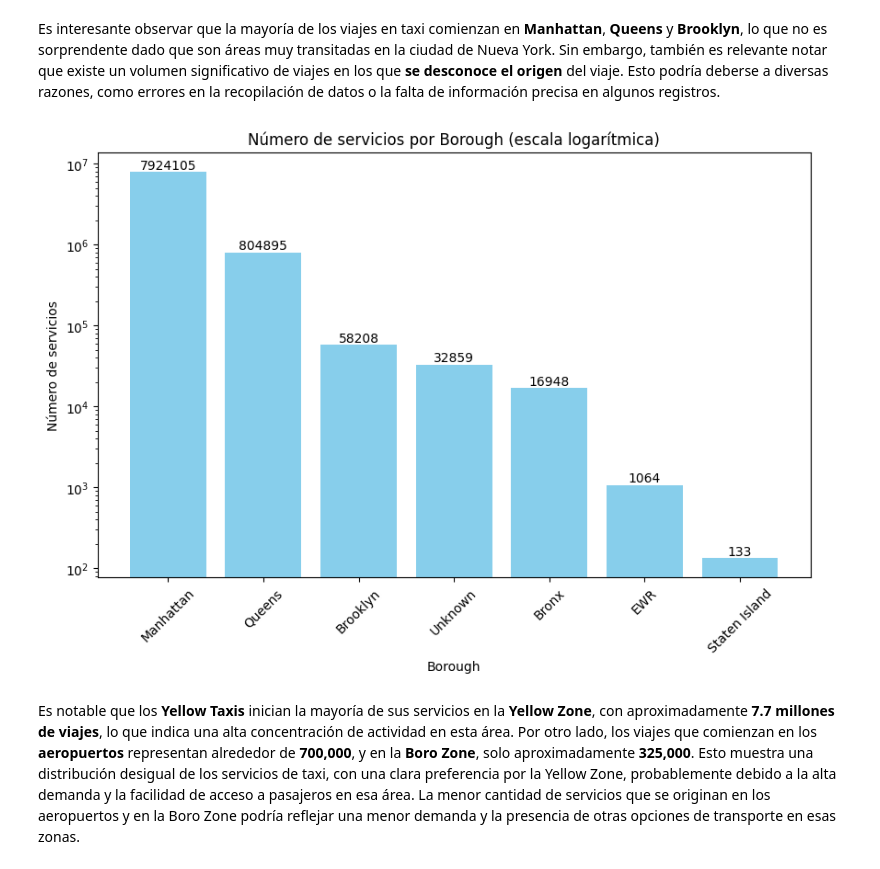
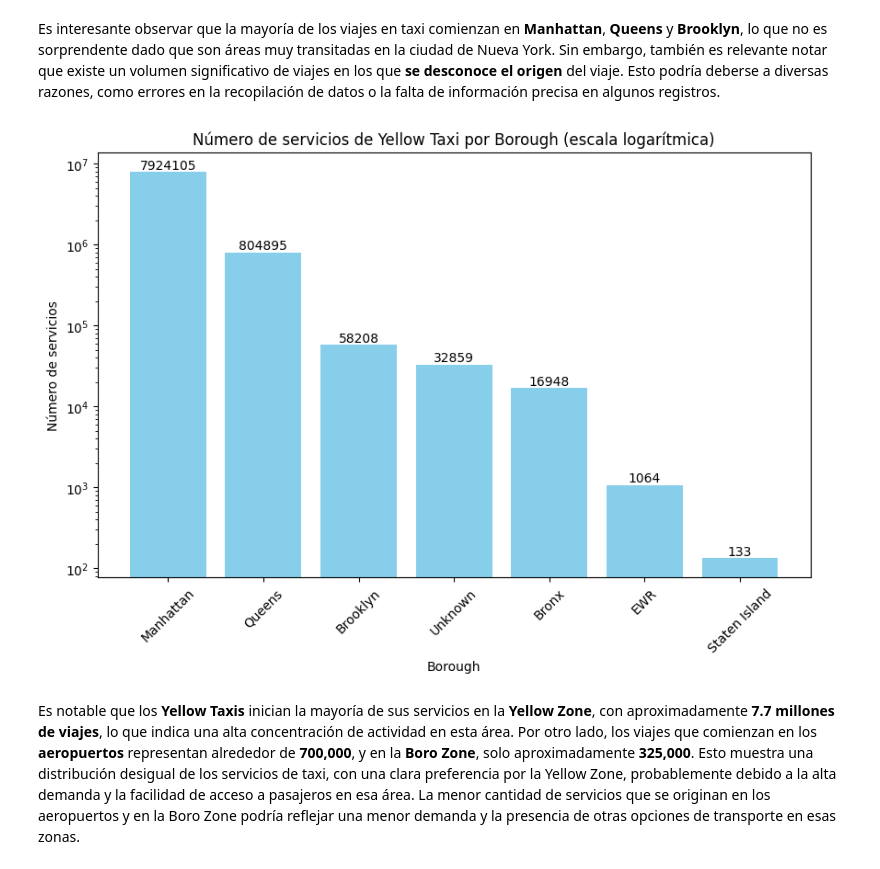
Before and after one commit to EcoDataAnalyst/PF_TaxisNY, a Jupyter notebook: Notebooks/EDAS/EDA_TLC Trip Record Data.ipynb, the cells around one changed output. Drawn from its saved outputs; the diff is of its cells as text; code cells hidden in the pictures.

```diff
--- a/Notebooks/EDAS/EDA_TLC Trip Record Data.ipynb
+++ b/Notebooks/EDAS/EDA_TLC Trip Record Data.ipynb
@@ -277,30 +326,30 @@ ZonaInicio = pd.merge(ZonaInicio,zonas,on='LocationID', how='inner')
 # %%
 borough_services = ZonaInicio.groupby('Borough')['Número de servicios'].sum().reset_index()
 
 # Ordenar los datos para una mejor visualización
 borough_services_sorted = borough_services.sort_values('Número de servicios', ascending=False)
 
 # Crear el histograma con escala logarítmica en el eje y
 plt.figure(figsize=(10, 6))
 plt.bar(borough_services_sorted['Borough'], borough_services_sorted['Número de servicios'], color='skyblue')
 plt.yscale('log')  # Escala logarítmica en el eje y
 
 # Mostrar las etiquetas en las barras
 for i, value in enumerate(borough_services_sorted['Número de servicios'].values):
     plt.text(i, value, str(value), ha='center', va='bottom')
 
 # Añadir título y etiquetas
-plt.title('Número de servicios por Borough (escala logarítmica)')
+plt.title('Número de servicios de Yellow Taxi por Borough (escala logarítmica)')
 plt.xlabel('Borough')
 plt.ylabel('Número de servicios')
 
 # Girar las etiquetas del eje x para mejor visualización
 plt.xticks(rotation=45)
 
 # Mostrar el histograma
 plt.show()
 # %% [output]
-[figure, old version]
+[figure, new version]
 # %% [markdown]
 Es notable que los **Yellow Taxis** inician la mayoría de sus servicios en la **Yellow Zone**, con aproximadamente **7.7 millones de viajes**, lo que indica una alta concentración de actividad en esta área. Por otro lado, los viajes que comienzan en los **aeropuertos** representan alrededor de **700,000**, y en la **Boro Zone**, solo aproximadamente **325,000**. Esto muestra una distribución desigual de los servicios de taxi, con una clara preferencia por la Yellow Zone, probablemente debido a la alta demanda y la facilidad de acceso a pasajeros en esa área. La menor cantidad de servicios que se originan en los aeropuertos y en la Boro Zone podría reflejar una menor demanda y la presencia de otras opciones de transporte en esas zonas.
 # %%
```
Also changed, not shown: parts of 74 cells of this notebook, 1 other file.
